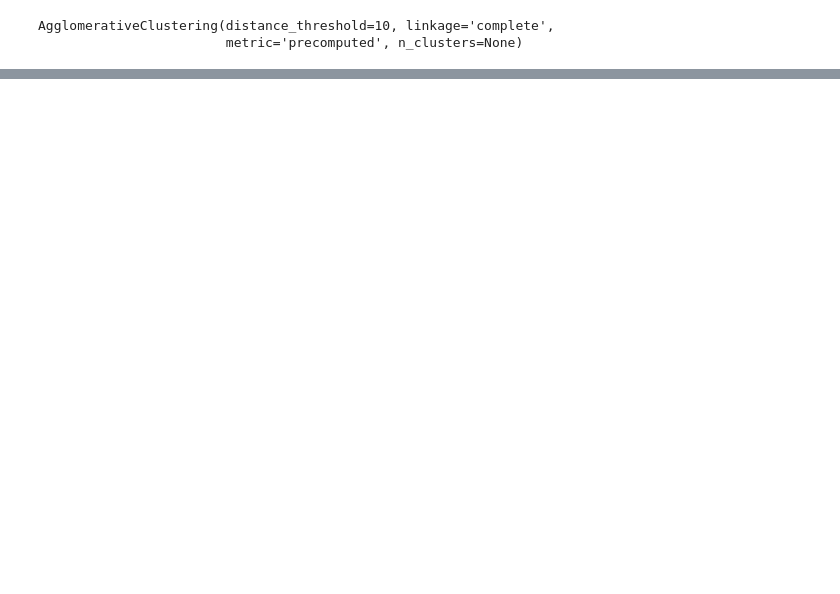
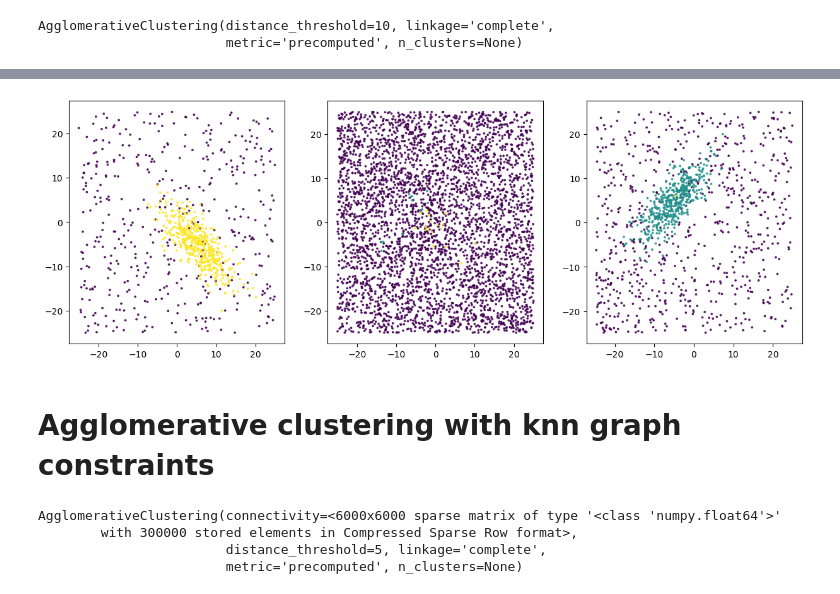
Before and after one commit to ratzenboe/local-clustering, a Jupyter notebook: simple_simulator.ipynb, the cells around one changed output, grey strips where cells are left out. Saved outputs shown, nothing was run; the diff lists cells and outputs as text; code cells hidden in the pictures; blank space fills up the shorter version.

```diff
--- a/simple_simulator.ipynb
+++ b/simple_simulator.ipynb
@@ -273,0 +337,27 @@ NMI HDBSCAN: 0.66, NMI Own: 0.84
+# %%
+from scipy.sparse import csr_matrix
+from sklearn.neighbors import NearestNeighbors
+
+estimator = NearestNeighbors(n_neighbors=30, n_jobs=-1, metric="precomputed").fit(dist_v_opt)
+connectivity = estimator.kneighbors_graph(X=dist_v_opt, mode="connectivity")
+affinity_matrix_ = 0.5 * (connectivity + connectivity.T)
+G = stag.graph.Graph(affinity_matrix_)
+
+k = 3
+labels_sp_cl = fast_spectral_cluster(G, k)
+# %%
+# x_col, y_col = 'vt_ra', 'vt_dec'
+x_col, y_col = 'x', 'y'
+# x_col, y_col = 'pmra', 'pmdec'
+
+fig, ax = plt.subplots(1, k, figsize=(5*k, 5))
+for l_i in np.unique(labels_sp_cl):
+    if l_i != -1:
+        idx_sel = labels_sp_cl == l_i
+        ax[l_i].scatter(df.loc[idx_sel, x_col], df.loc[idx_sel, y_col], s=3, alpha=0.8, zorder=1, c=labels[idx_sel])
+
+# plt.scatter(df.loc[labels_spectral==-1, x_col], df.loc[labels_spectral==-1, y_col], s=3, alpha=0.2, c='tab:grey', zorder=0)
+# %% [output]
+[figure, added]
+# %% [markdown]
+# Agglomerative clustering with knn graph constraints
@@ -273,0 +370,10 @@ NMI HDBSCAN: 0.66, NMI Own: 0.84
+# %%
+clusterer_linkage = AgglomerativeClustering(
+    linkage='complete', connectivity=knn_graph, distance_threshold=5, n_clusters=None, metric='precomputed'
+)
+clusterer_linkage.fit(dist_v_opt)
+# %% [output]
+AgglomerativeClustering(connectivity=<6000x6000 sparse matrix of type '<class 'numpy.float64'>'
+        with 300000 stored elements in Compressed Sparse Row format>,
+                        distance_threshold=5, linkage='complete',
+                        metric='precomputed', n_clusters=None)
```
Also changed, not shown: parts of 18 cells of this notebook.
